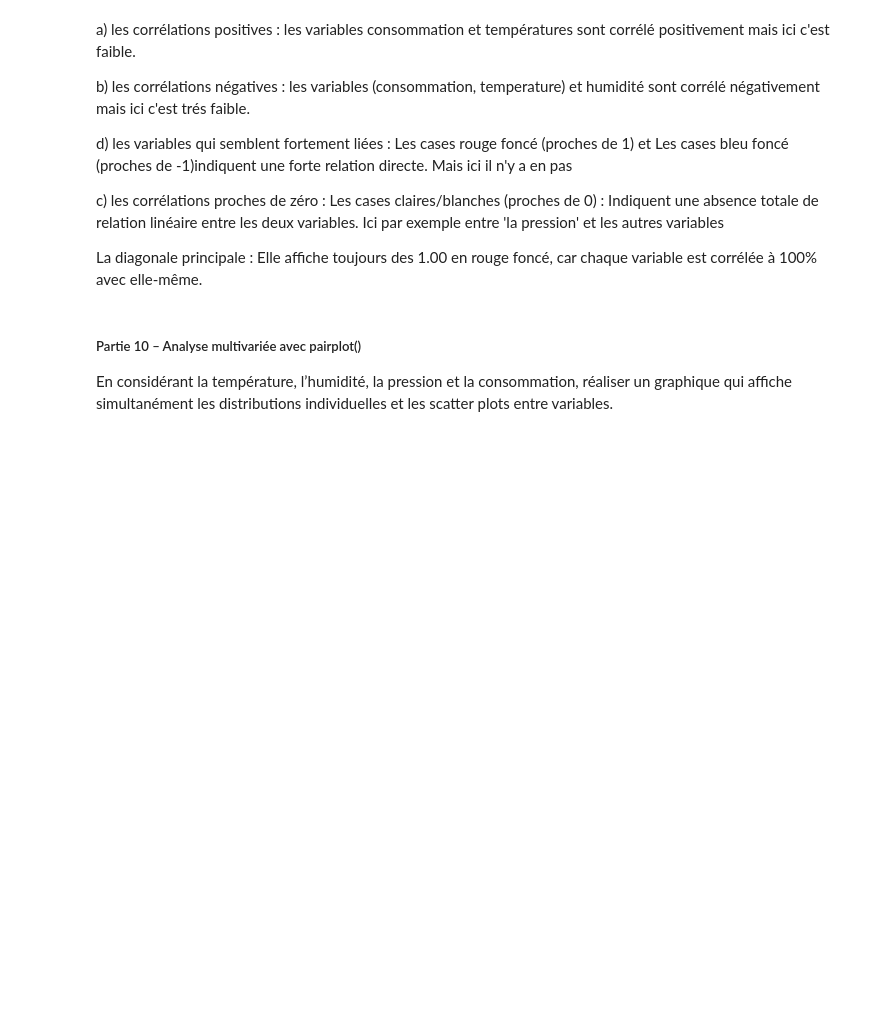
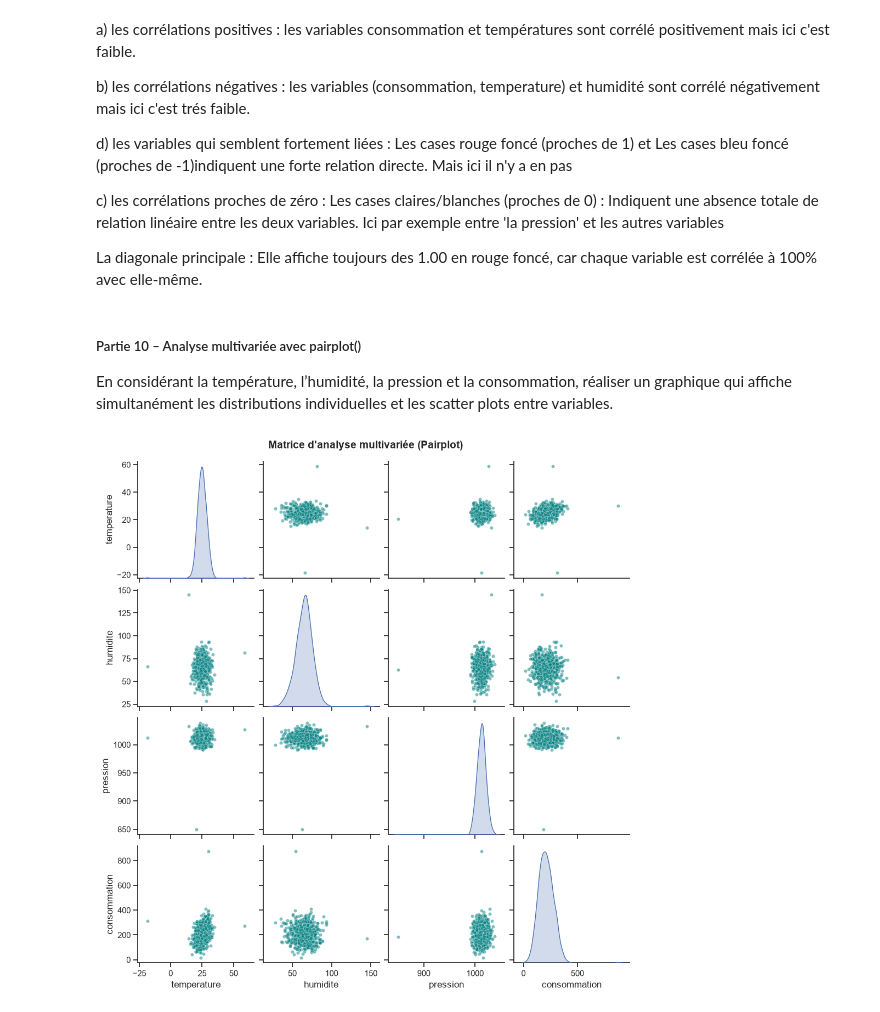
Before and after one commit to cheikhahmedtidiane/atelier_seaborn_iot, a Jupyter notebook: notebooks/atelier_seaborn_iot.ipynb, the cells around one changed output. Cells and saved outputs as stored; diff of their text form; code cells hidden in the pictures; blank space fills up the shorter version.

Commit message:
Partie 10 – Analyse multivariée avec pairplot()

```diff
--- a/notebooks/atelier_seaborn_iot.ipynb
+++ b/notebooks/atelier_seaborn_iot.ipynb
@@ -574,3 +574,26 @@ La diagonale principale : Elle affiche toujours des 1.00 en rouge foncé, car ch
 
 En considérant la température, l’humidité, la pression et la consommation, réaliser un graphique qui
 affiche simultanément les distributions individuelles et les scatter plots entre variables.
+# %%
+# les colonnes numériques pour l'analyse
+colonnes_multivariees = ["temperature", "humidite", "pression", "consommation"]
+
+sns.set_theme(style="ticks")
+
+g = sns.pairplot(
+    data=df[colonnes_multivariees], # 'diag_kind="kde"' permet d'avoir de belles courbes de densité sur la diagonale
+    diag_kind="kde",
+    plot_kws={"alpha": 0.5, "s": 20, "color": "teal"} # Allège les scatter plots
+)
+
+# titre général au-dessus de la matrice
+g.fig.suptitle(
+    "Matrice d'analyse multivariée (Pairplot)",
+    fontsize=14,
+    fontweight="bold",
+    y=1.02
+)
+
+plt.show()
+# %% [output]
+[figure, added]
```
